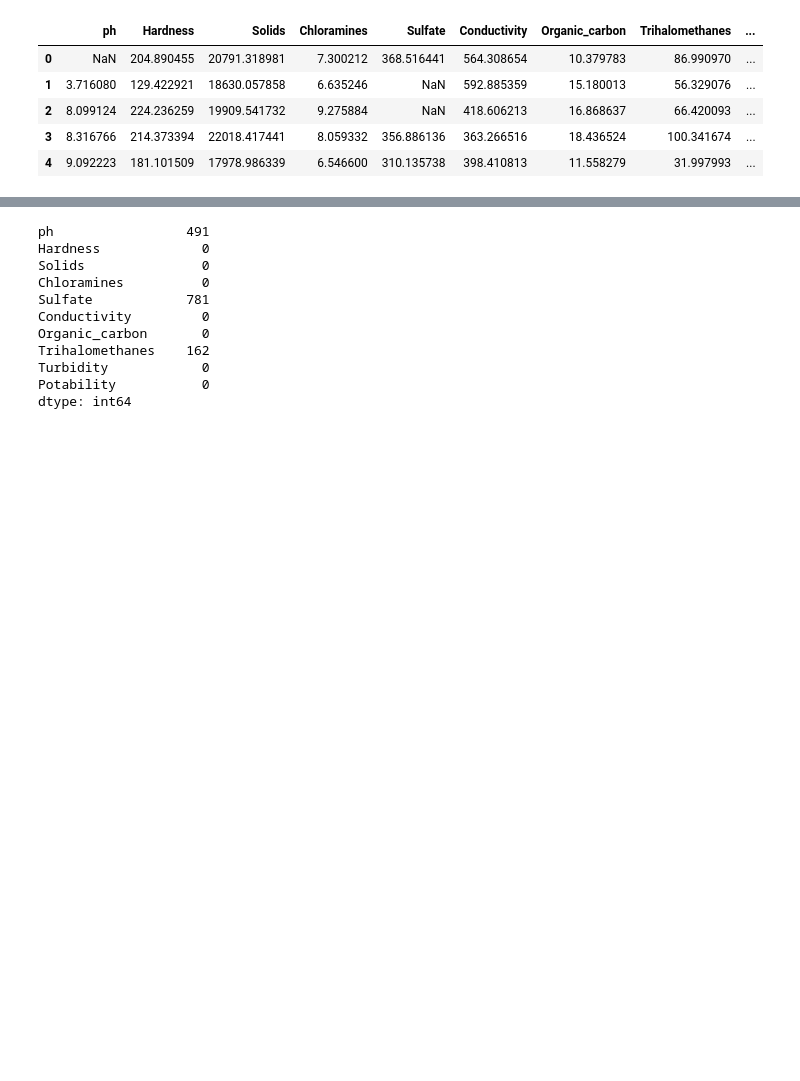
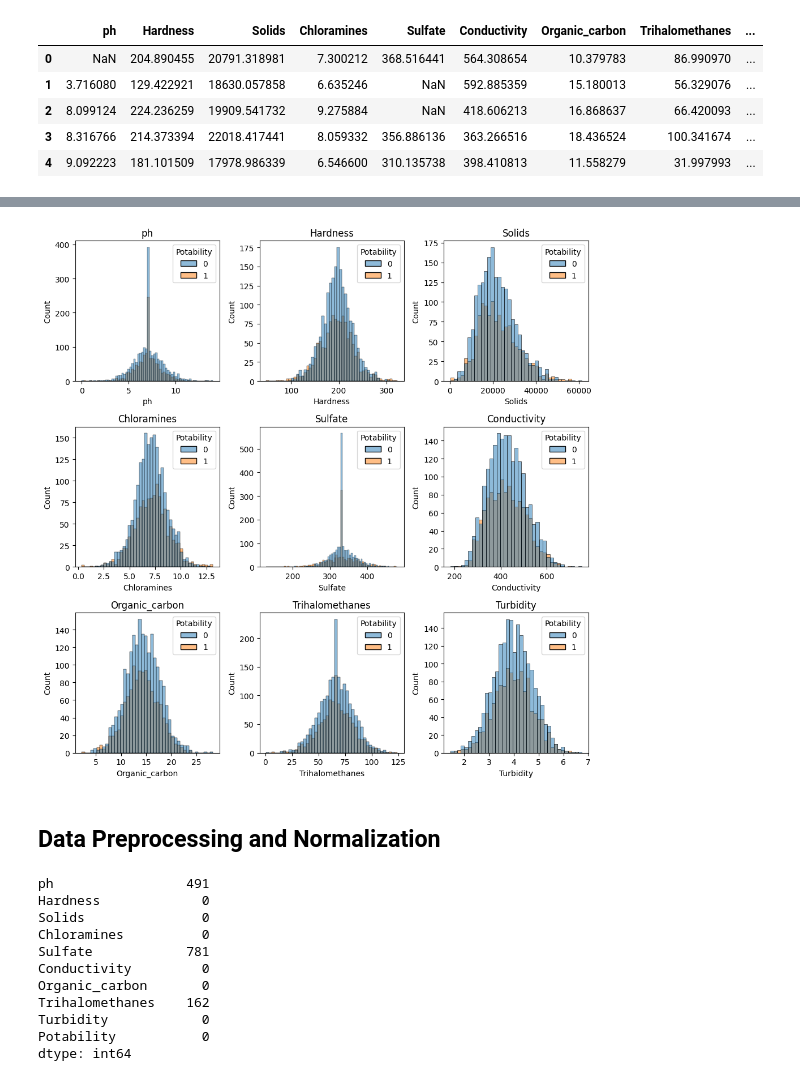
Before and after one commit to TZajas/CS4287-MLP-Project, a Jupyter notebook: CS4287_Prj1_20278748_20251874.ipynb, the cells around one changed output, grey strips where cells are left out. Saved outputs shown, nothing was run; the diff lists cells and outputs as text; code cells hidden in the pictures; blank space fills up the shorter version.

```diff
--- a/CS4287_Prj1_20278748_20251874.ipynb
+++ b/CS4287_Prj1_20278748_20251874.ipynb
@@ -45,3 +77,19 @@ df.describe()
+# %%
+# Visualises the distribution of the numerical value with respect to Potability(target variable)
+num=['ph', 'Hardness', 'Solids', 'Chloramines', 'Sulfate', 'Conductivity',
+       'Organic_carbon', 'Trihalomethanes', 'Turbidity']
+fig = plt.figure(figsize=(10,10))
+
+for i in range(len(num)):
+    plt.subplot(3,3,i+1)
+    plt.title(num[i])
+    sb.histplot(data=df,x=df[num[i]],hue='Potability')
+plt.tight_layout()
+plt.show()
+# %% [output]
+[figure, added]
+# %% [markdown]
+## Data Preprocessing and Normalization
 # %%
 # Displaying how many values are missing from the dataset
 print(df.isnull().sum())
```
Also changed, not shown: parts of 20 cells of this notebook.
